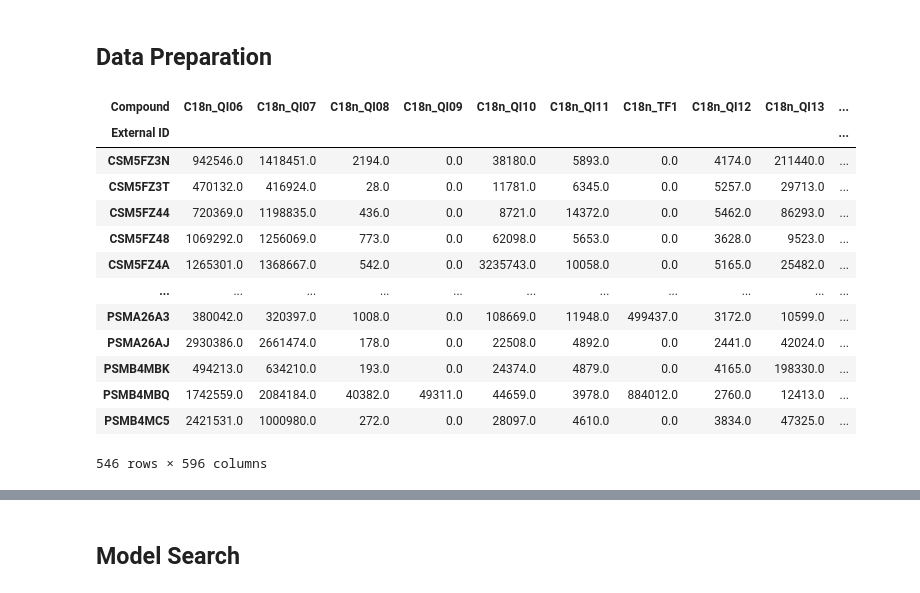
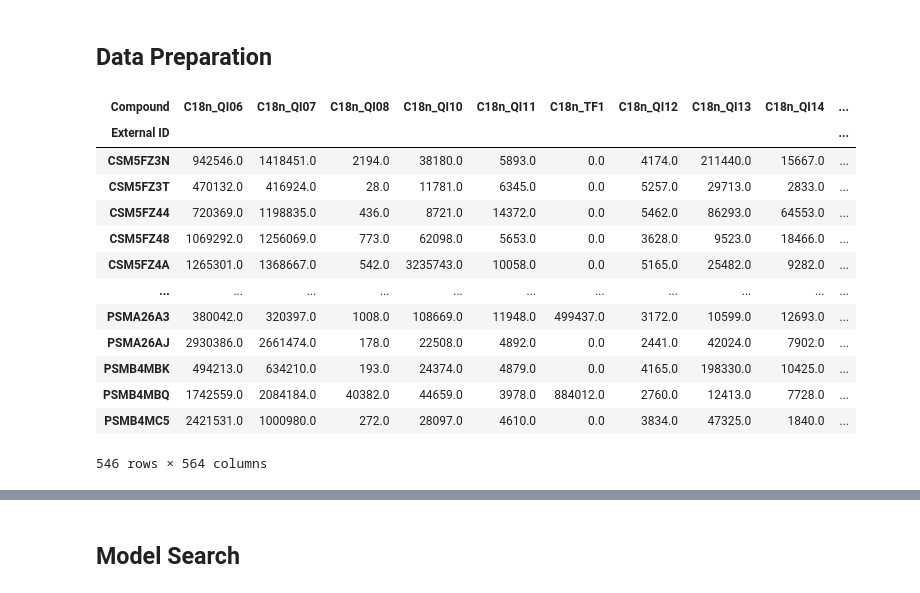
Before and after one commit to omicsEye/waveome, a Jupyter notebook: examples/iHMP/ihmp_waveome.ipynb, the cells around one changed output, grey strips where cells are left out. Drawn from its saved outputs; the diff is of its cells as text; code cells hidden in the pictures.

```diff
--- a/examples/iHMP/ihmp_waveome.ipynb
+++ b/examples/iHMP/ihmp_waveome.ipynb
@@ -11,41 +16,44 @@ import waveome
 # %%
 # Data Read
 mbx = pd.read_csv('../iHMP/data/iHMP_labeled_metabolomics.csv', low_memory=False)
 mtd = pd.read_csv('../iHMP/data/iHMP_metadata.csv', low_memory=False)
-
-# Print out sizes
 
 # Clean up
 # Save separate lookup table
 mbx_lookup = mbx[['HMDB (*Representative ID)', 'Metabolite', 'Compound']]
 mbx = (
     mbx
     # Drop all column identifiers that aren't necessary for search
     .drop(columns=mbx.columns[:6])
     # Prepare to transpose dataframe
     .set_index('Compound')
     # Make sure we have observation (row) by metabolite (column)
     .transpose()
     # Pull off index for matching
     .reset_index(names='External ID')
     # Impute zero for missing intensity value
     .fillna(0.)
     .set_index('External ID')
     .sort_index()
 )
+
+# Filter to metabolites that have a non-zero median
+mbx_lookup = mbx_lookup.loc[(mbx.quantile(q=0.5, axis=0) > 0).values, :]
+mbx = mbx.loc[:, (mbx.quantile(q=0.5, axis=0) > 0).values]
+
 mbx
 # %% [output]
-| Compound | C18n_QI06 | C18n_QI07 | C18n_QI08 | C18n_QI09 | C18n_QI10 | C18n_QI11 | C18n_TF1 | C18n_QI12 | C18n_QI13 | ... |
+| Compound | C18n_QI06 | C18n_QI07 | C18n_QI08 | C18n_QI10 | C18n_QI11 | C18n_TF1 | C18n_QI12 | C18n_QI13 | C18n_QI14 | ... |
 | External ID |  |  |  |  |  |  |  |  |  | ... |
-| CSM5FZ3N | 942546.0 | 1418451.0 | 2194.0 | 0.0 | 38180.0 | 5893.0 | 0.0 | 4174.0 | 211440.0 | ... |
-| CSM5FZ3T | 470132.0 | 416924.0 | 28.0 | 0.0 | 11781.0 | 6345.0 | 0.0 | 5257.0 | 29713.0 | ... |
-| CSM5FZ44 | 720369.0 | 1198835.0 | 436.0 | 0.0 | 8721.0 | 14372.0 | 0.0 | 5462.0 | 86293.0 | ... |
-| CSM5FZ48 | 1069292.0 | 1256069.0 | 773.0 | 0.0 | 62098.0 | 5653.0 | 0.0 | 3628.0 | 9523.0 | ... |
-| CSM5FZ4A | 1265301.0 | 1368667.0 | 542.0 | 0.0 | 3235743.0 | 10058.0 | 0.0 | 5165.0 | 25482.0 | ... |
+| CSM5FZ3N | 942546.0 | 1418451.0 | 2194.0 | 38180.0 | 5893.0 | 0.0 | 4174.0 | 211440.0 | 15667.0 | ... |
+| CSM5FZ3T | 470132.0 | 416924.0 | 28.0 | 11781.0 | 6345.0 | 0.0 | 5257.0 | 29713.0 | 2833.0 | ... |
+| CSM5FZ44 | 720369.0 | 1198835.0 | 436.0 | 8721.0 | 14372.0 | 0.0 | 5462.0 | 86293.0 | 64553.0 | ... |
+| CSM5FZ48 | 1069292.0 | 1256069.0 | 773.0 | 62098.0 | 5653.0 | 0.0 | 3628.0 | 9523.0 | 18466.0 | ... |
+| CSM5FZ4A | 1265301.0 | 1368667.0 | 542.0 | 3235743.0 | 10058.0 | 0.0 | 5165.0 | 25482.0 | 9282.0 | ... |
 | ... | ... | ... | ... | ... | ... | ... | ... | ... | ... | ... |
-| PSMA26A3 | 380042.0 | 320397.0 | 1008.0 | 0.0 | 108669.0 | 11948.0 | 499437.0 | 3172.0 | 10599.0 | ... |
-| PSMA26AJ | 2930386.0 | 2661474.0 | 178.0 | 0.0 | 22508.0 | 4892.0 | 0.0 | 2441.0 | 42024.0 | ... |
-| PSMB4MBK | 494213.0 | 634210.0 | 193.0 | 0.0 | 24374.0 | 4879.0 | 0.0 | 4165.0 | 198330.0 | ... |
-| PSMB4MBQ | 1742559.0 | 2084184.0 | 40382.0 | 49311.0 | 44659.0 | 3978.0 | 884012.0 | 2760.0 | 12413.0 | ... |
-| PSMB4MC5 | 2421531.0 | 1000980.0 | 272.0 | 0.0 | 28097.0 | 4610.0 | 0.0 | 3834.0 | 47325.0 | ... |
+| PSMA26A3 | 380042.0 | 320397.0 | 1008.0 | 108669.0 | 11948.0 | 499437.0 | 3172.0 | 10599.0 | 12693.0 | ... |
+| PSMA26AJ | 2930386.0 | 2661474.0 | 178.0 | 22508.0 | 4892.0 | 0.0 | 2441.0 | 42024.0 | 7902.0 | ... |
+| PSMB4MBK | 494213.0 | 634210.0 | 193.0 | 24374.0 | 4879.0 | 0.0 | 4165.0 | 198330.0 | 10425.0 | ... |
+| PSMB4MBQ | 1742559.0 | 2084184.0 | 40382.0 | 44659.0 | 3978.0 | 884012.0 | 2760.0 | 12413.0 | 7728.0 | ... |
+| PSMB4MC5 | 2421531.0 | 1000980.0 | 272.0 | 28097.0 | 4610.0 | 0.0 | 3834.0 | 47325.0 | 1840.0 | ... |
-546 rows × 596 columns
+546 rows × 564 columns
```
Also changed, not shown: parts of 29 cells of this notebook.
